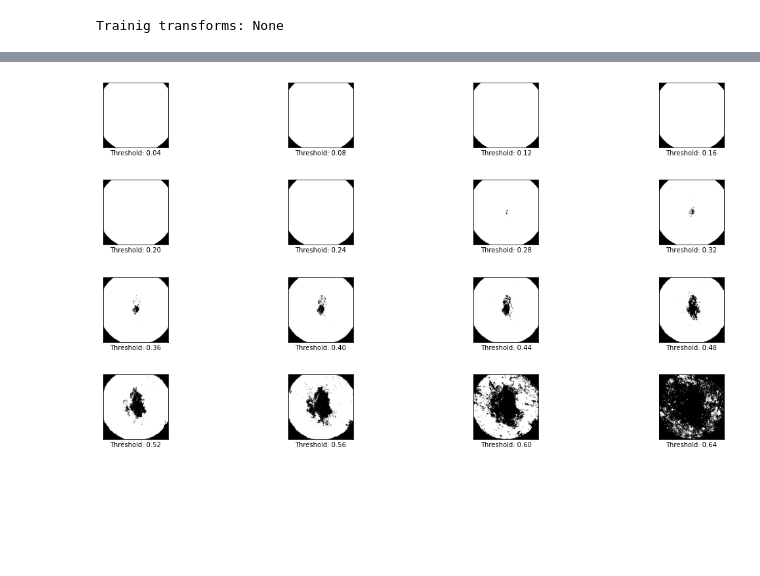
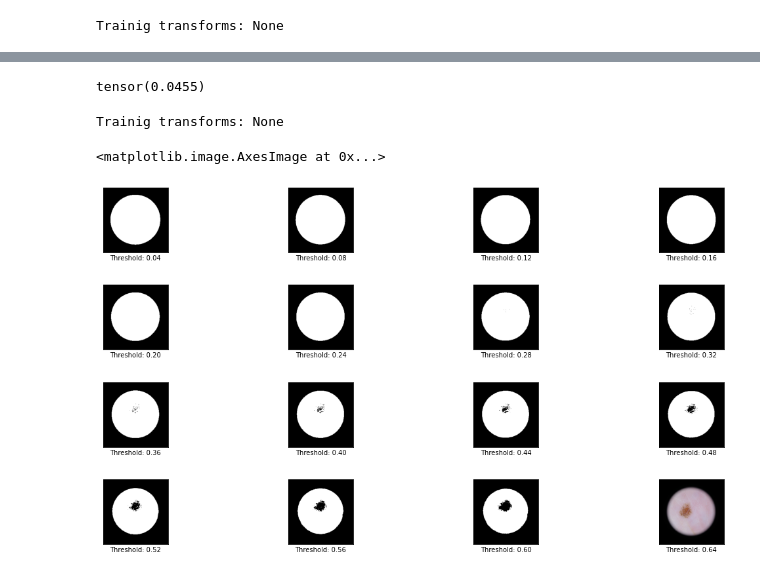
Before and after one commit to derma-ai/skin-lesion-dl, a Jupyter notebook: scripts/analyze_dataset.ipynb, the cells around one changed output, grey strips where cells are left out. Saved outputs shown, nothing was run; the diff lists cells and outputs as text; code cells hidden in the pictures; blank space fills up the shorter version.

Commit message:
imlpement image cropping
Former-commit-id: 59cbfb7193ee5b7bbb8815d20a5dedba428c0937

```diff
--- a/scripts/analyze_dataset.ipynb
+++ b/scripts/analyze_dataset.ipynb
@@ -42,0 +41,4 @@ for i in range(0, 4):
+# %%
+train_data[0][0].min()
+# %% [output]
+tensor(0.0455)
@@ -43,23 +47,26 @@ for i in range(0, 4):
 # %%
+train_data, _, _ = data_handler.setup_data(hparams={'path': os.path.expanduser(os.path.join('~', 'share-all', 'derma-data', 'archive')), 't': ""})
 img = None
 for k in range(0,100):
     if (train_data[k][0].min() < 0.005):
         img = k
         f, ax = plt.subplots(4, 4)
         f.subplots_adjust(hspace=0.5, wspace= 0.05)
         for i in range(0, 4):
             for j in range(0, 4):
                 threshold = 0.04 * (i * 4 + j) + 0.04
                 grey_img = (torch.sum(train_data[k][0], dim=0) / 3)
                 ax[i, j].imshow((1.0 * (grey_img >= threshold)).numpy(), cmap="gray")
                 ax[i,j].yaxis.set_visible(False)
                 # ax[i,j].xaxis.set_visible(False)
                 ax[i,j].set_xlabel(f"Threshold: {threshold:.2f}")
                 ax[i,j].xaxis.set_ticklabels([])
                 ax[i,j].xaxis.set_ticklabels([])
                 ax[i,j].xaxis.set_ticks([])
         break   # Search for the first image with a black border
 
 plt.imshow(train_data[k][0].transpose(0,2).numpy(), cmap="gray")
 # %% [output]
+Trainig transforms: None
+<matplotlib.image.AxesImage at 0x...>
-[figure, old version]
+[figure, new version]
```
Also changed, not shown: parts of 5 cells of this notebook, 1 other file.
